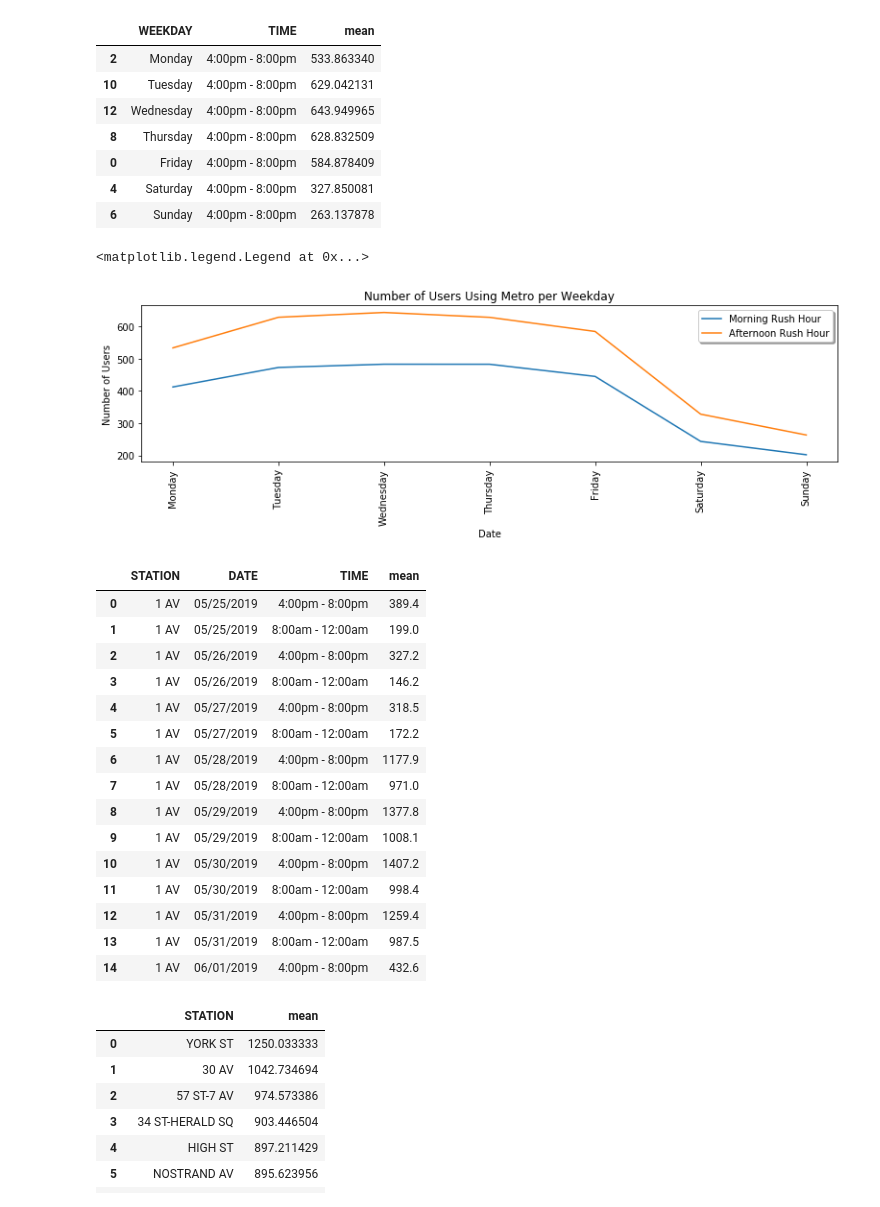
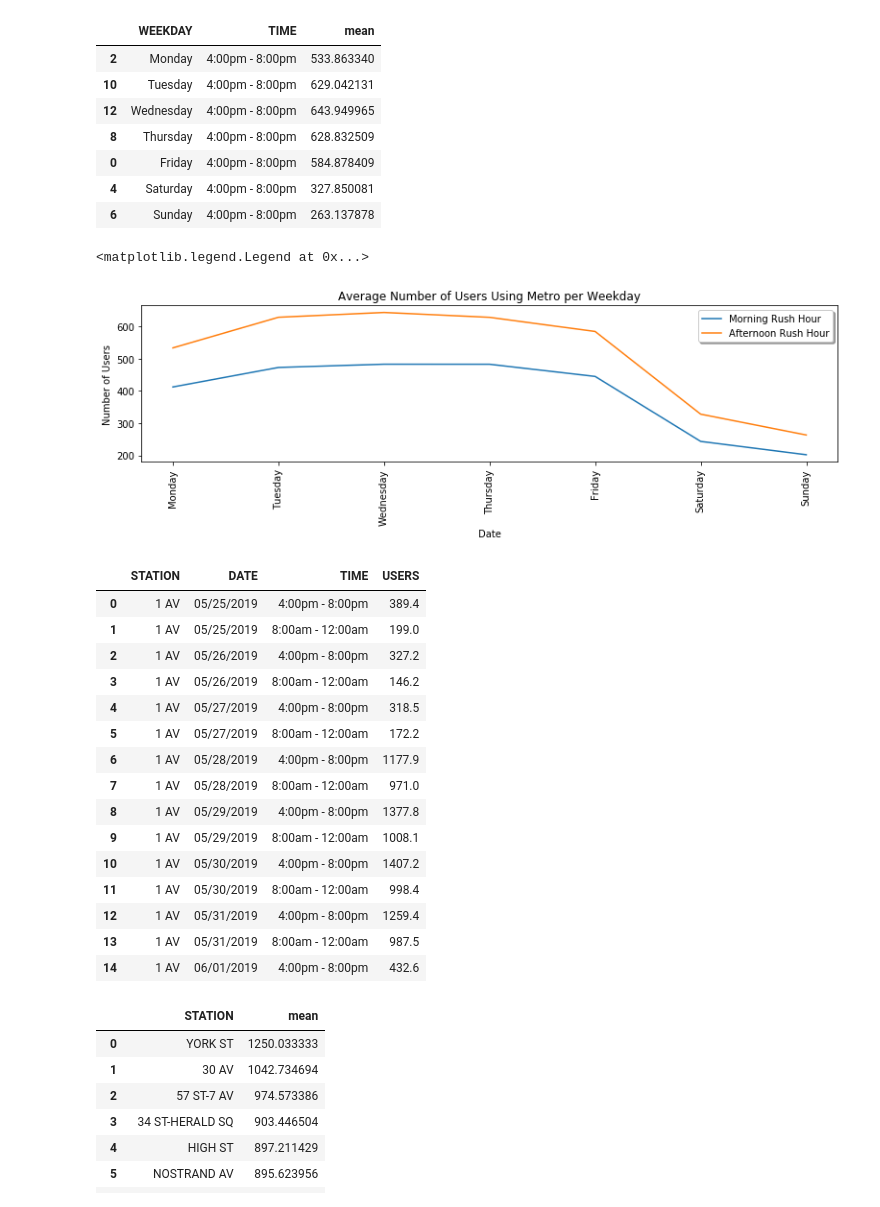
Before and after one commit to jporcaro1771/Gala_Project, a Jupyter notebook: Clean Turnstile Totals.ipynb, the cells around one changed output. Cells and saved outputs as stored; diff of their text form; code cells hidden in the pictures.

```diff
--- a/Clean Turnstile Totals.ipynb
+++ b/Clean Turnstile Totals.ipynb
@@ -429,21 +429,22 @@ afternoon_rush_weekday_df
 # %%
 plt.figure(figsize=(13,3))
 plt.plot(morning_rush_weekday_df['WEEKDAY'], morning_rush_weekday_df['mean'])
 plt.plot(afternoon_rush_weekday_df['WEEKDAY'], afternoon_rush_weekday_df['mean'])
-plt.title('Number of Users Using Metro per Weekday')
+plt.title('Average Number of Users Using Metro per Weekday')
 plt.xlabel('Date')
 plt.xticks(rotation=90)
 plt.ylabel('Number of Users')
 plt.legend(['Morning Rush Hour', 'Afternoon Rush Hour'], shadow = True, loc = 0)
 # %% [output]
 <matplotlib.legend.Legend at 0x...>
-[figure, old version]
+[figure, new version]
 # %%
 station_mean_totals_df = new_df.groupby(['STATION', 'DATE', 'TIME'])['TOTALS'].agg({'mean'})
 station_mean_totals_df = station_mean_totals_df.reset_index()
+station_mean_totals_df = station_mean_totals_df.rename(columns={'mean': 'USERS'})
 station_mean_totals_df.head(15)
 # %% [output]
-|  | STATION | DATE | TIME | mean |
+|  | STATION | DATE | TIME | USERS |
 | 0 | 1 AV | 05/25/2019 | 4:00pm - 8:00pm | 389.4 |
 | 1 | 1 AV | 05/25/2019 | 8:00am - 12:00am | 199.0 |
 | 2 | 1 AV | 05/26/2019 | 4:00pm - 8:00pm | 327.2 |
```
Also changed, not shown: parts of 5 cells of this notebook.
